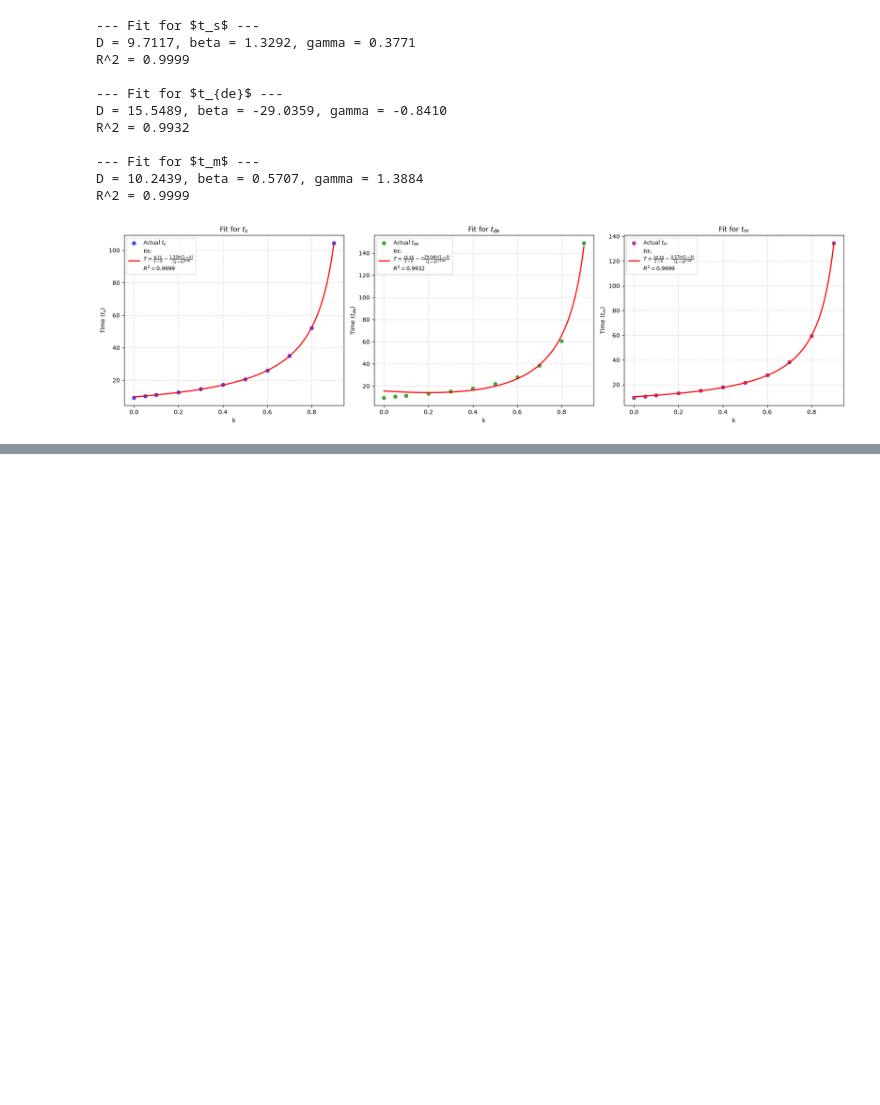
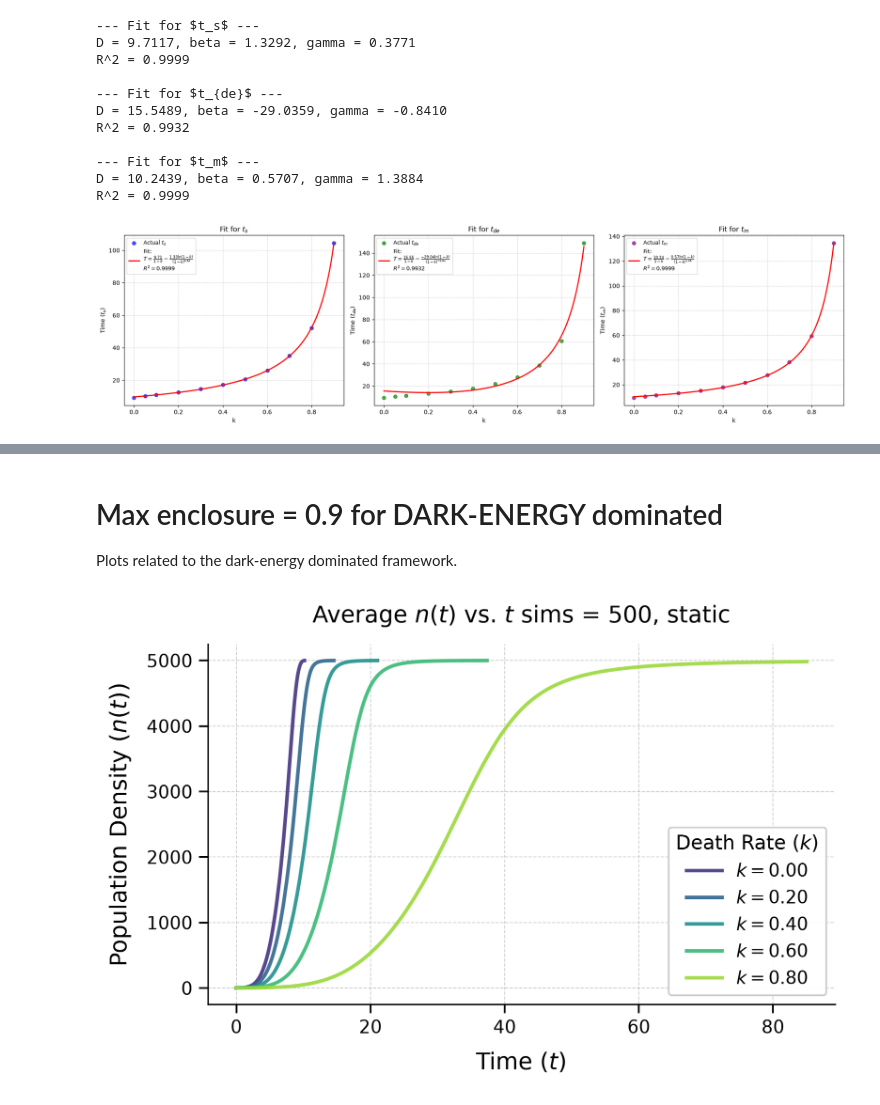
Before and after one commit to xyJohnxy/percolation-, a Jupyter notebook: best_fit_curves.ipynb, the cells around one changed output, grey strips where cells are left out. Saved outputs shown, nothing was run; the diff lists cells and outputs as text; code cells hidden in the pictures; blank space fills up the shorter version.

```diff
--- a/best_fit_curves.ipynb
+++ b/best_fit_curves.ipynb
@@ -384,0 +545,73 @@ R^2 = 0.9999
+# %% [markdown]
+# Max enclosure = 0.9 for DARK-ENERGY dominated
+Plots related to the dark-energy dominated framework.
+# %%
+import matplotlib.pyplot as plt
+import numpy as np
+
+# 1. Set global styling for publication-quality typography and proportions
+plt.rcParams.update(
+    {
+        "font.family": "sans-serif",
+        "font.size": 11,
+        "axes.labelsize": 13,
+        "axes.titlesize": 13,
+        "xtick.labelsize": 10,
+        "ytick.labelsize": 10,
+        "legend.fontsize": 10,
+        "figure.titlesize": 14,
+    }
+)
+
+# 2. File definitions and math-formatted labels
+filenames = [
+    "average_n_vs_t,sims=500,k=0,H=0.02.dat",
+    "average_n_vs_t,sims=500,k=0.20,H=0.02.dat",
+    "average_n_vs_t,sims=500,k=0.40,H=0.02.dat",
+    "average_n_vs_t,sims=500,k=0.60,H=0.02.dat",
+    "average_n_vs_t,sims=500,k=0.80,H=0.02.dat",
+]
+
+labels = ["$k = 0.00$", "$k = 0.20$", "$k = 0.40$", "$k = 0.60$", "$k = 0.80$"]
+
+# 3. Create a sequential color map since 'k' increases monotonically
+colors = plt.cm.viridis(np.linspace(0.15, 0.85, len(filenames)))
+
+# 4. Initialize object-oriented plot (high DPI for sharp rendering)
+fig, ax = plt.subplots(figsize=(6, 4), dpi=300)
+
+# 5. Loop and plot data
+for file, label, color in zip(filenames, labels, colors):
+    data = np.loadtxt(file)
+    y_data = data[:, 0]
+    t_data = data[:, 2]
+
+    ax.plot(t_data, y_data, label=label, color=color, linewidth=2, alpha=0.9)
+
+# 6. Formatting titles and labels using LaTeX math syntax
+ax.set_xlabel("Time ($t$)", labelpad=8)
+ax.set_ylabel("Population Density ($n(t)$)", labelpad=8)
+ax.set_title(
+    "Average $n(t)$ vs. $t$ sims = 500, static", pad=12
+)
+
+# 7. Clean up grid, spines, and ticks
+ax.grid(True, linestyle="--", linewidth=0.5, alpha=0.6)
+ax.spines["top"].set_visible(False)
+ax.spines["right"].set_visible(False)
+ax.tick_params(direction="out", length=5, width=1)
+
+# 8. Add a clean, framed legend
+ax.legend(
+    title="Death Rate ($k$)",
+    loc="best",
+    frameon=True,
+    facecolor="white",
+    edgecolor="#CCCCCC",
+    framealpha=0.95,
+)
+
+plt.tight_layout()
+plt.show()
+# %% [output]
+[figure, added]
```
Also changed, not shown: parts of 7 cells of this notebook, 32 other files.
